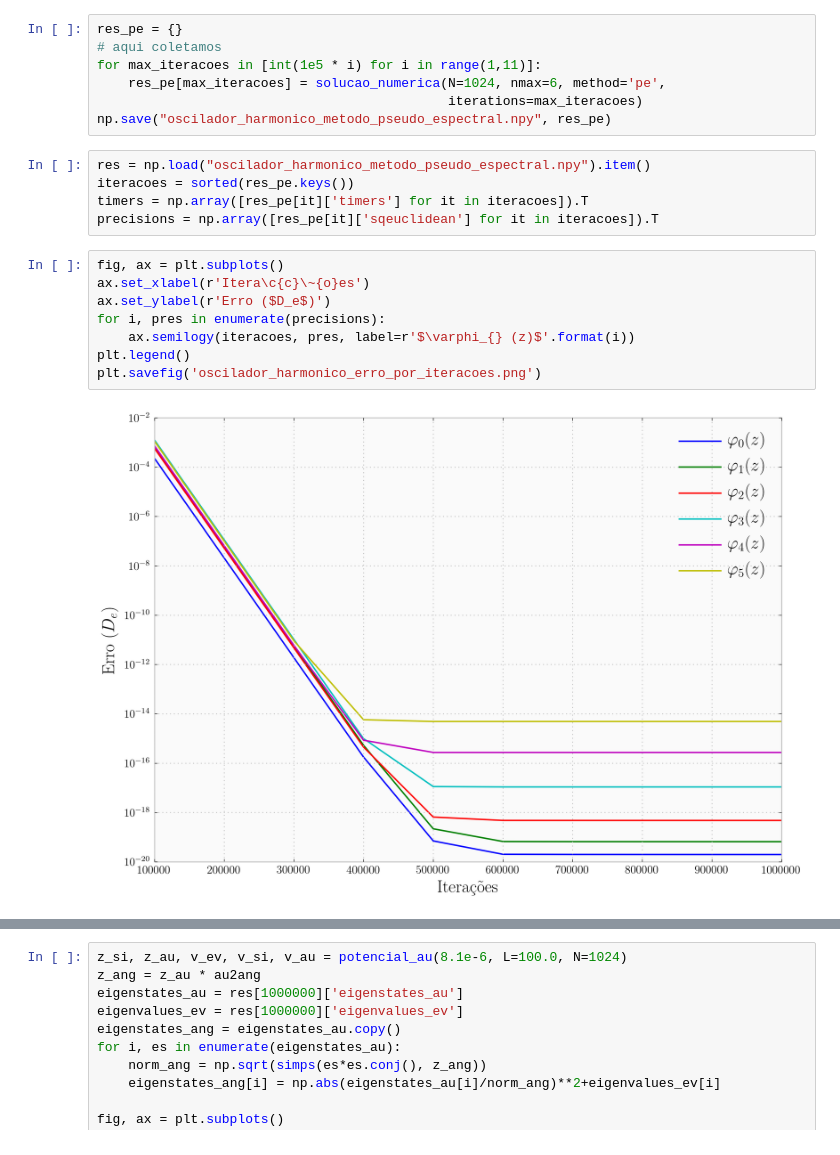
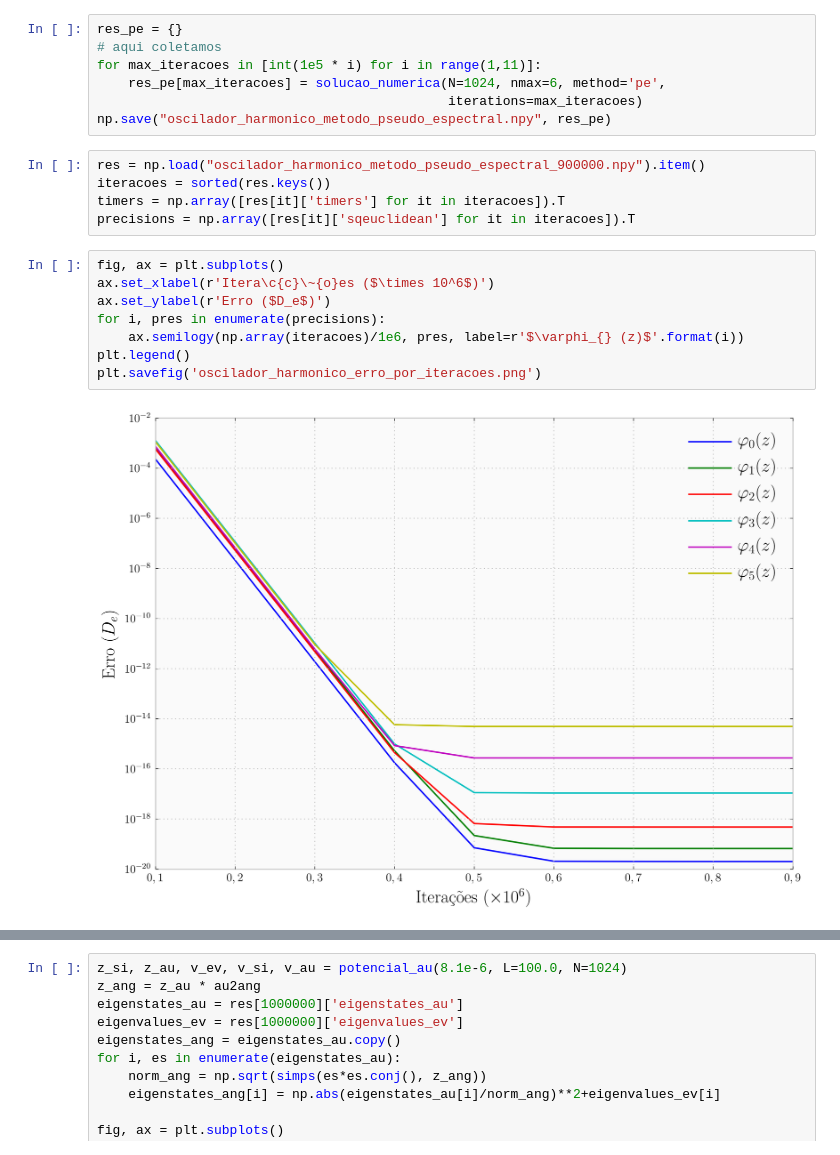
Before and after one commit to thiagolcmelo/mestrado, a Jupyter notebook: oscilador-harmonico-quantico.ipynb, the cells around one changed output, grey strips where cells are left out. Cells and saved outputs as stored; diff of their text form.

```diff
--- a/oscilador-harmonico-quantico.ipynb
+++ b/oscilador-harmonico-quantico.ipynb
@@ -447,20 +447,20 @@ for max_iteracoes in [int(1e5 * i) for i in range(1,11)]:
                                              iterations=max_iteracoes)
 np.save("oscilador_harmonico_metodo_pseudo_espectral.npy", res_pe)
 # %%
-res = np.load("oscilador_harmonico_metodo_pseudo_espectral.npy").item()
-iteracoes = sorted(res_pe.keys())
-timers = np.array([res_pe[it]['timers'] for it in iteracoes]).T
-precisions = np.array([res_pe[it]['sqeuclidean'] for it in iteracoes]).T
+res = np.load("oscilador_harmonico_metodo_pseudo_espectral_900000.npy").item()
+iteracoes = sorted(res.keys())
+timers = np.array([res[it]['timers'] for it in iteracoes]).T
+precisions = np.array([res[it]['sqeuclidean'] for it in iteracoes]).T
 # %%
 fig, ax = plt.subplots()
-ax.set_xlabel(r'Itera\c{c}\~{o}es')
+ax.set_xlabel(r'Itera\c{c}\~{o}es ($\times 10^6$)')
 ax.set_ylabel(r'Erro ($D_e$)')
 for i, pres in enumerate(precisions):
-    ax.semilogy(iteracoes, pres, label=r'$\varphi_{} (z)$'.format(i))
+    ax.semilogy(np.array(iteracoes)/1e6, pres, label=r'$\varphi_{} (z)$'.format(i))
 plt.legend()
 plt.savefig('oscilador_harmonico_erro_por_iteracoes.png')
 # %% [output]
-[figure, old version]
+[figure, new version]
 # %%
 fig, ax = plt.subplots()
 ax.set_xlabel(r'Tempo (s)')
```
Also changed, not shown: parts of 1 cell of this notebook, 3 other files.
